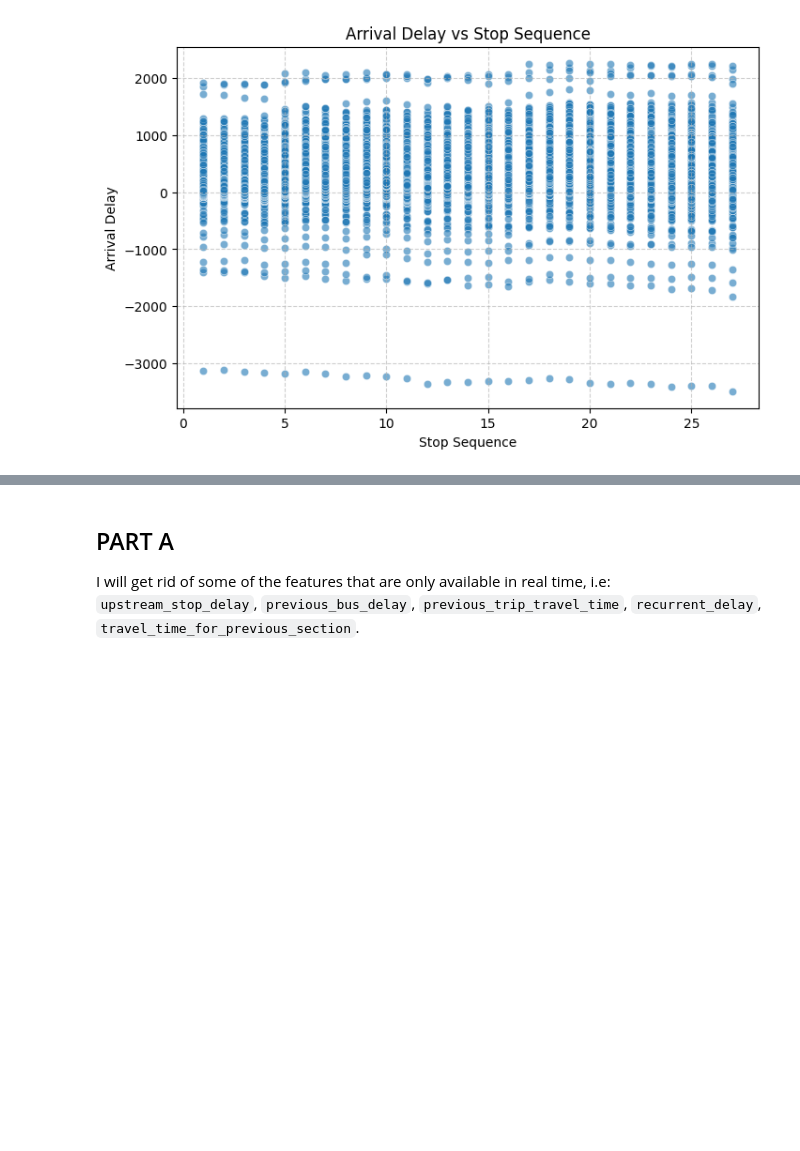
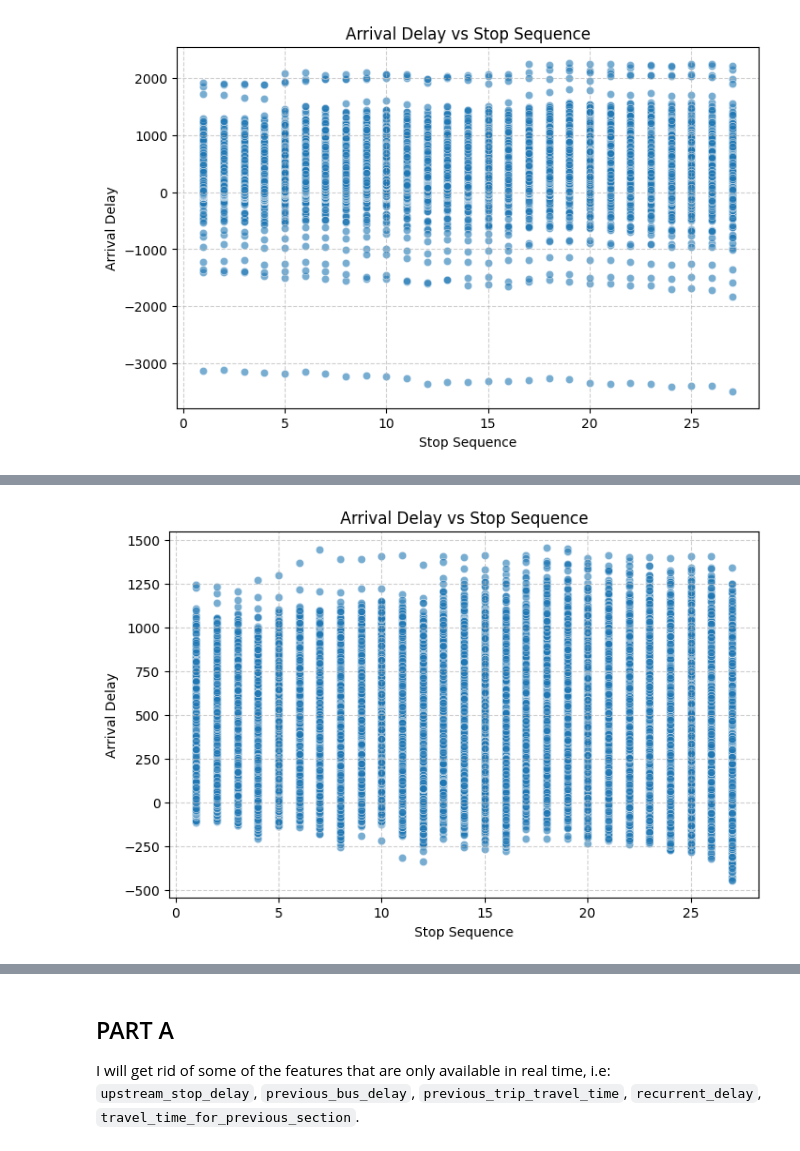
Before and after one commit to Gioalf/AH2179, a Jupyter notebook: project/AIprojectGioAlf.ipynb, the cells around one changed output, grey strips where cells are left out. Saved outputs shown, nothing was run; the diff lists cells and outputs as text; code cells hidden in the pictures; blank space fills up the shorter version.

```diff
--- a/project/AIprojectGioAlf.ipynb
+++ b/project/AIprojectGioAlf.ipynb
@@ -274,0 +303,23 @@ late.groupby(['Calendar_date', 'trip_number']).size().reset_index(name='count')
+# %%
+df_try=df[
+    (df['Calendar_date']!=20220525) &
+    ~((df['Calendar_date']==20220628) & (df['trip_number']==22)) &
+    ~((df['Calendar_date']==20220630) & (df['trip_number']==11)) &
+    (df['Calendar_date']!=20220120) &
+    (df['Calendar_date']!=20220402) &
+    (df['Calendar_date']!=20220609) &
+    (df['Calendar_date']!=20220610)
+    ]
+import seaborn as sns
+import matplotlib.pyplot as plt
+
+plt.figure(figsize=(8,5))
+sns.scatterplot(data=df_try, x='stop_sequence', y='arrival_delay', alpha=0.6)
+
+plt.title("Arrival Delay vs Stop Sequence")
+plt.xlabel("Stop Sequence")
+plt.ylabel("Arrival Delay")
+plt.grid(True, linestyle='--', alpha=0.6)
+plt.show()
+# %% [output]
+[figure, added]
```
Also changed, not shown: parts of 4 cells of this notebook.
